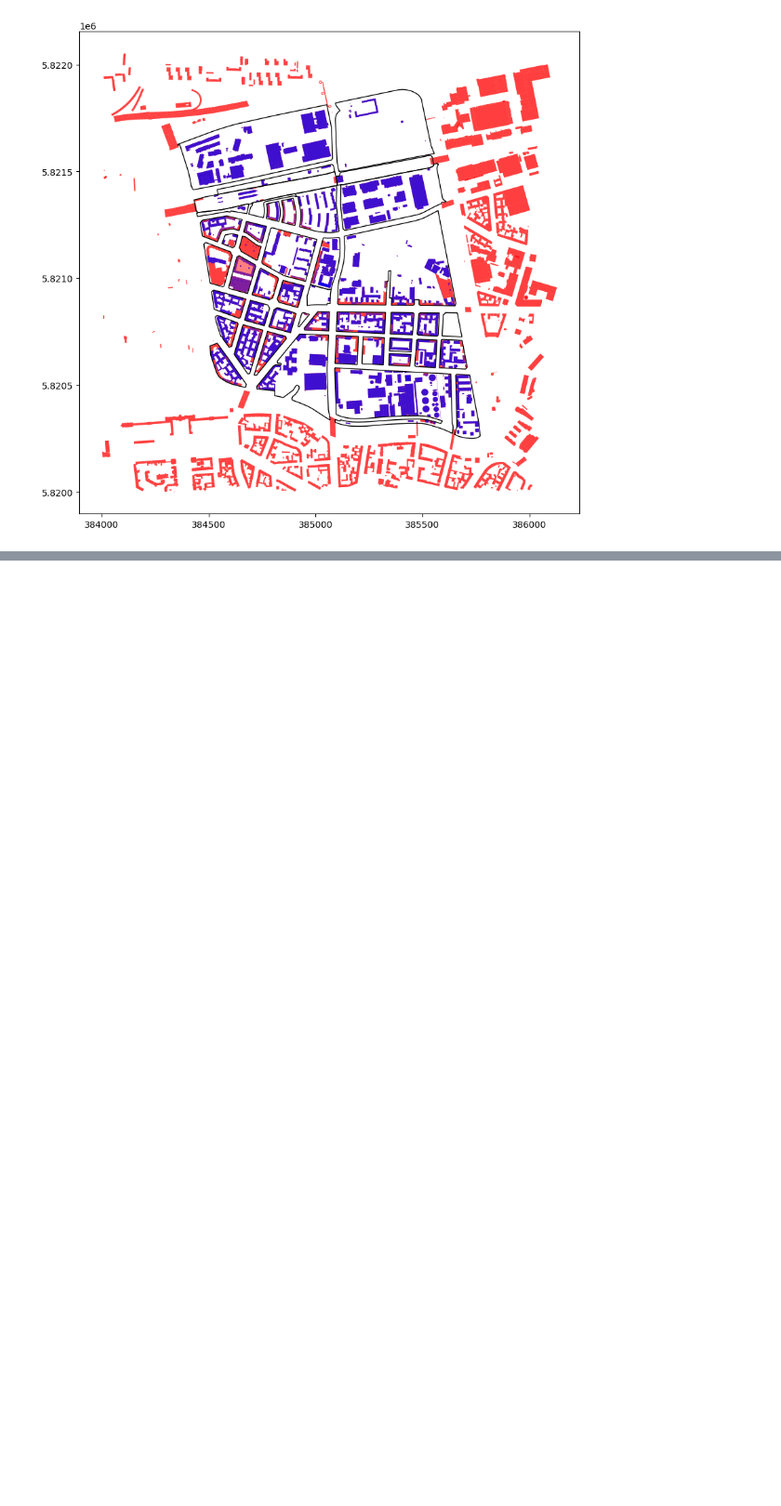
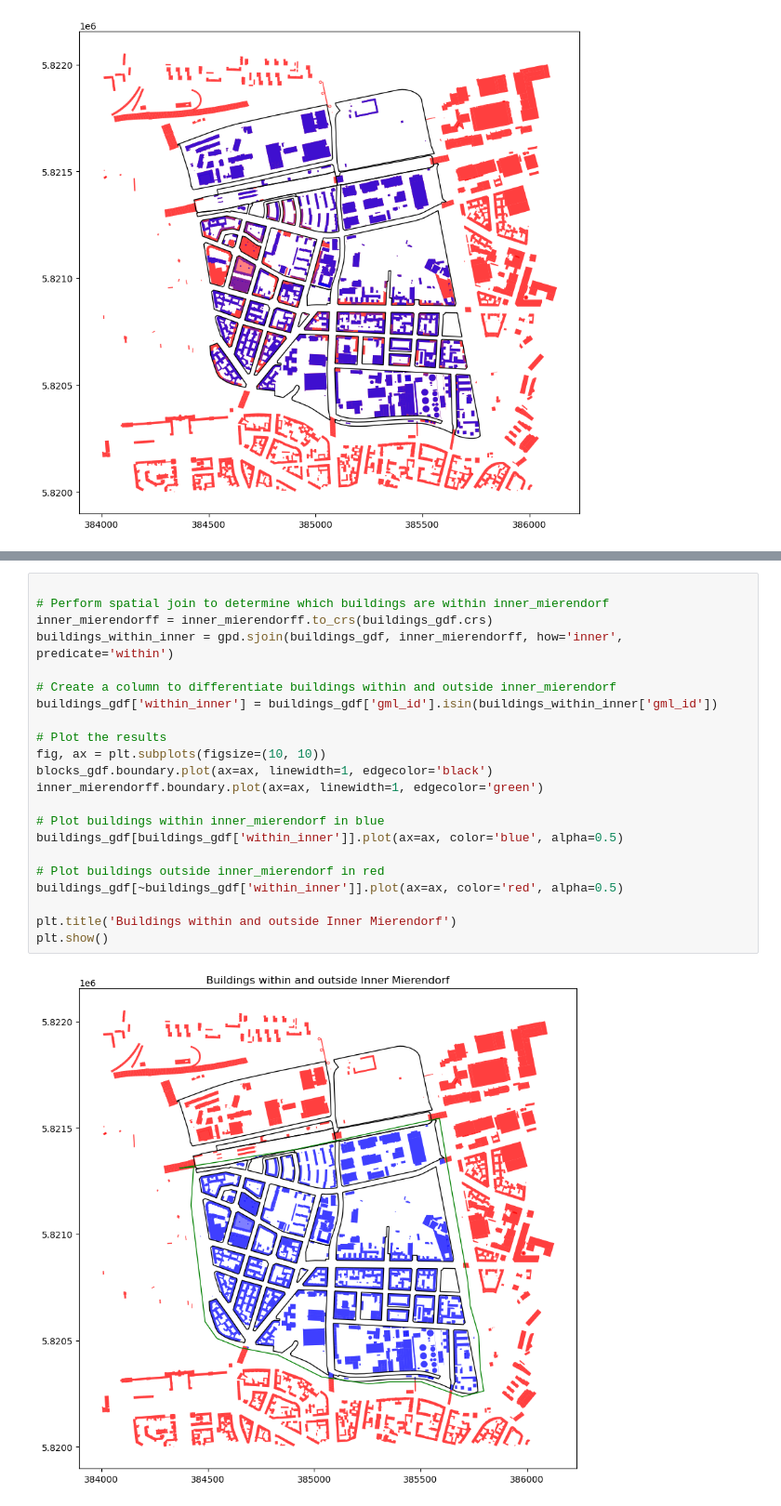
Before and after one commit to TUB-DVG/TECDEM, a Jupyter notebook: experiments/92a_ModelUpdatedGML.ipynb, the cells around one changed output, grey strips where cells are left out. Shown at 93% size. Cells and saved outputs as stored; diff of their text form; blank space fills up the shorter version.

```diff
--- a/experiments/92a_ModelUpdatedGML.ipynb
+++ b/experiments/92a_ModelUpdatedGML.ipynb
@@ -200,0 +214,24 @@ The result has been saved to 'buildings_within_blocks.csv'. Here is a preview:
+# %%
+
+# Perform spatial join to determine which buildings are within inner_mierendorf
+inner_mierendorff = inner_mierendorff.to_crs(buildings_gdf.crs)
+buildings_within_inner = gpd.sjoin(buildings_gdf, inner_mierendorff, how='inner', predicate='within')
+
+# Create a column to differentiate buildings within and outside inner_mierendorf
+buildings_gdf['within_inner'] = buildings_gdf['gml_id'].isin(buildings_within_inner['gml_id'])
+
+# Plot the results
+fig, ax = plt.subplots(figsize=(10, 10))
+blocks_gdf.boundary.plot(ax=ax, linewidth=1, edgecolor='black')
+inner_mierendorff.boundary.plot(ax=ax, linewidth=1, edgecolor='green')
+
+# Plot buildings within inner_mierendorf in blue
+buildings_gdf[buildings_gdf['within_inner']].plot(ax=ax, color='blue', alpha=0.5)
+
+# Plot buildings outside inner_mierendorf in red
+buildings_gdf[~buildings_gdf['within_inner']].plot(ax=ax, color='red', alpha=0.5)
+
+plt.title('Buildings within and outside Inner Mierendorf')
+plt.show()
+# %% [output]
+[figure, added]
```
Also changed, not shown: parts of 14 cells of this notebook.
